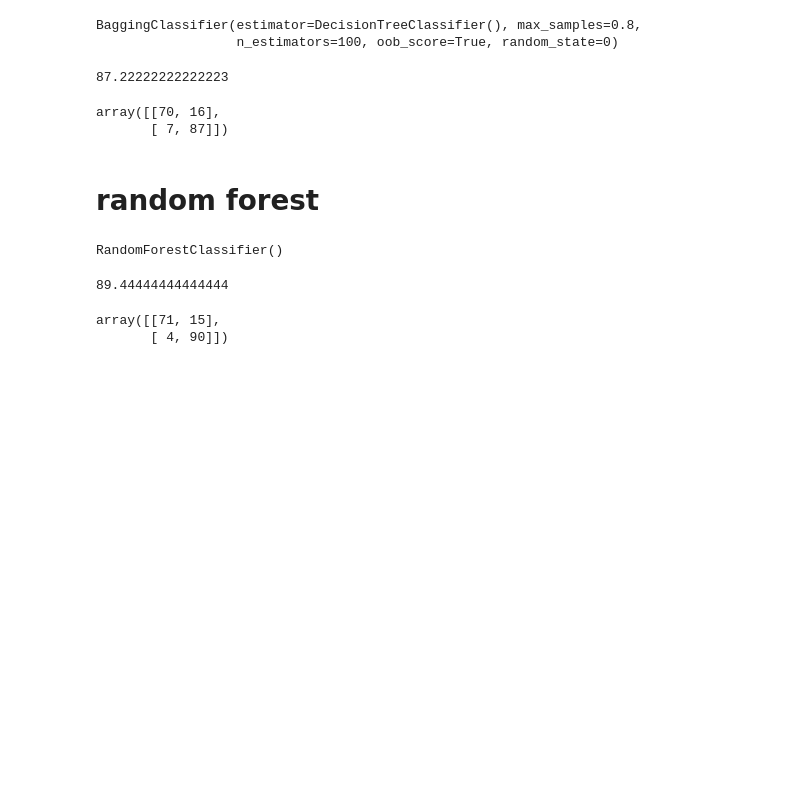
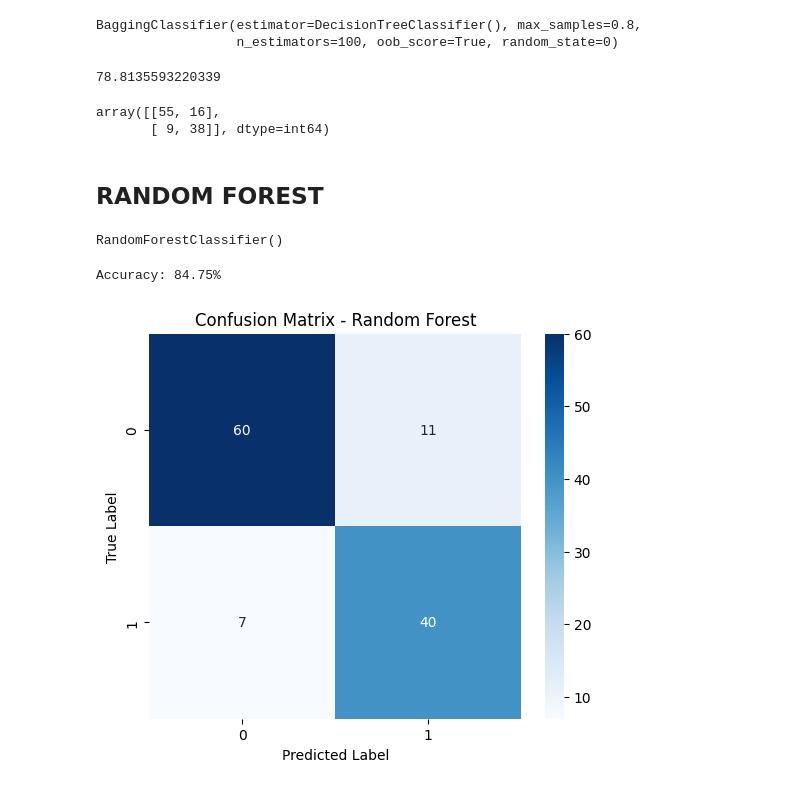
Before and after one commit to Amr1Moussa/NTI_assignments, a Jupyter notebook: decisionTREE.ipynb, the cells around one changed output. Cells and saved outputs as stored; diff of their text form; code cells hidden in the pictures; blank space fills up the shorter version.

```diff
--- a/decisionTREE.ipynb
+++ b/decisionTREE.ipynb
@@ -25,0 +11,4 @@ data
+# %%
+# Load the dataset
+data = pd.read_csv(os.path.join(os.getcwd() , 'datasets' , 'heart.csv'))
+data.head()
@@ -122,0 +96,10 @@ data_no_outliers_yay.shape
+# %%
+# remove outliers
+for col in data.select_dtypes(include=['float64', 'int64']).columns:
+    q1 = data[col].quantile(0.25)
+    q3 = data[col].quantile(0.75)
+    iqr = q3 - q1
+    lower_bound = q1 - 1.5 * iqr
+    upper_bound = q3 + 1.5 * iqr
+    data = data[(data[col] >= lower_bound) & (data[col] <= upper_bound)]
+data.shape
@@ -123,3 +110,3 @@ data_no_outliers_yay.shape
 # %%
-x=data_no_outliers_yay.drop('HeartDisease',axis=1)
-y=data_no_outliers_yay['HeartDisease']
+X=data.drop(columns="HeartDisease", axis=1)
+y=data["HeartDisease"]
@@ -159,6 +113,6 @@ dtype: int64
 # %%
 from sklearn.model_selection import train_test_split
-x_train,x_test,y_train,y_test=train_test_split(x,y,test_size=0.2,random_state=42)
+x_train,x_test,y_train,y_test=train_test_split(X,y,test_size=0.2,random_state=42)
 # %%
 from sklearn.preprocessing import StandardScaler
 
@@ -232,11 +186,11 @@ y_pred4bagt=bag_model.predict(x_test_scaled)
 print(accuracy_score(y_test,y_pred4bagt)*100)
 confusion_matrix(y_test,y_pred4bagt)
 # %% [output]
-87.22222222222223
+78.8135593220339
-array([[70, 16],
-       [ 7, 87]])
+array([[55, 16],
+       [ 9, 38]], dtype=int64)
-# %% [markdown]
-# **random forest**
+# %% [markdown]
+## **RANDOM FOREST**
 # %%
 from sklearn.ensemble import RandomForestClassifier
 
@@ -245,10 +199,22 @@ model_forest.fit(x_train_scaled, y_train)
 # %% [output]
 RandomForestClassifier()
 # %%
-y_pred4forest=model_forest.predict(x_test_scaled)
-print(accuracy_score(y_test,y_pred4forest)*100)
-confusion_matrix(y_test,y_pred4forest)
+y_pred4forest = model_forest.predict(x_test_scaled)
+
+# Accuracy
+print(f"Accuracy: {accuracy_score(y_test, y_pred4forest) * 100:.2f}%")
 # %% [output]
-89.44444444444444
+Accuracy: 84.75%
-array([[71, 15],
-       [ 4, 90]])
+# %%
+# Compute the confusion matrix
+cm = confusion_matrix(y_test, y_pred4forest)
+
+# Plot
+plt.figure(figsize=(6, 5))
+sns.heatmap(cm, annot=True, fmt='d', cmap='Blues')
+plt.title("Confusion Matrix - Random Forest")
+plt.xlabel("Predicted Label")
+plt.ylabel("True Label")
+plt.show()
+# %% [output]
+[figure, added]
```
Also changed, not shown: parts of 23 cells of this notebook, 1 other file.
